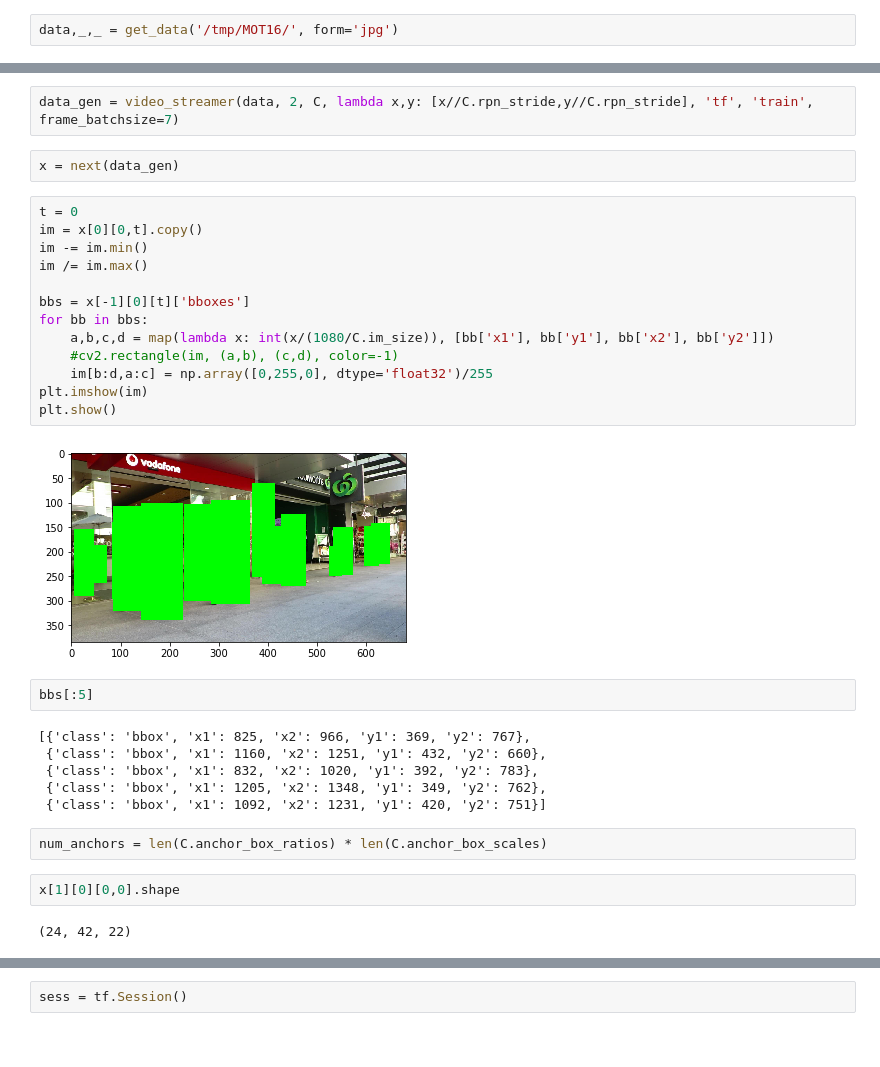
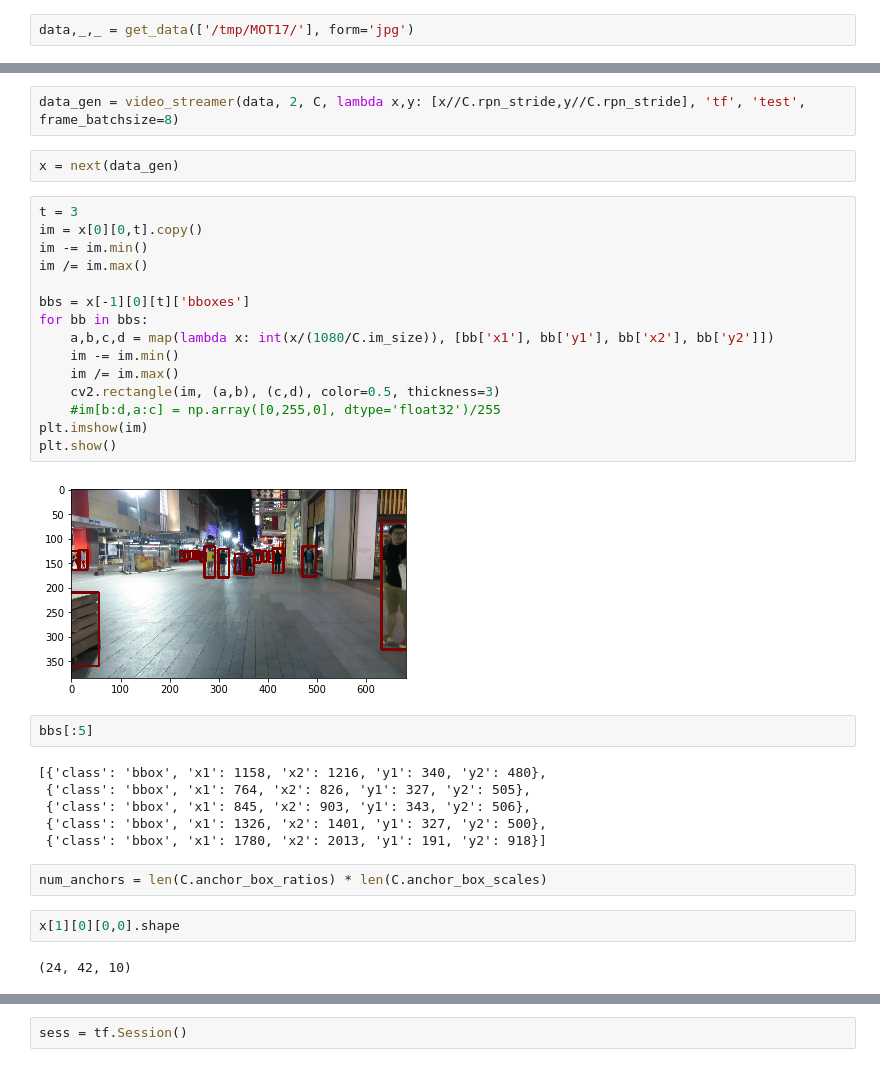
Before and after one commit to npetrenko/recurrent_frcnn, a Jupyter notebook: test_rpn_det.ipynb, the cells around one changed output, grey strips where cells are left out. Drawn from its saved outputs; the diff is of its cells as text.

```diff
--- a/test_rpn_det.ipynb
+++ b/test_rpn_det.ipynb
@@ -23,5 +23,5 @@ np.random.seed(1234)
 # %%
-data,_,_ = get_data('/tmp/MOT16/', form='jpg')
+data,_,_ = get_data(['/tmp/MOT17/'], form='jpg')
 # %% [output]
 Parsing annotation files
 # %%
@@ -40,36 +40,38 @@ print(C.anchor_box_ratios, C.anchor_box_scales)
 # %%
-data_gen = video_streamer(data, 2, C, lambda x,y: [x//C.rpn_stride,y//C.rpn_stride], 'tf', 'train', frame_batchsize=7)
+data_gen = video_streamer(data, 2, C, lambda x,y: [x//C.rpn_stride,y//C.rpn_stride], 'tf', 'test', frame_batchsize=8)
 # %%
 x = next(data_gen)
 # %%
-t = 0
+t = 3
 im = x[0][0,t].copy()
 im -= im.min()
 im /= im.max()
 
 bbs = x[-1][0][t]['bboxes']
 for bb in bbs:
     a,b,c,d = map(lambda x: int(x/(1080/C.im_size)), [bb['x1'], bb['y1'], bb['x2'], bb['y2']])
-    #cv2.rectangle(im, (a,b), (c,d), color=-1)
-    im[b:d,a:c] = np.array([0,255,0], dtype='float32')/255
+    im -= im.min()
+    im /= im.max()
+    cv2.rectangle(im, (a,b), (c,d), color=0.5, thickness=3)
+    #im[b:d,a:c] = np.array([0,255,0], dtype='float32')/255
 plt.imshow(im)
 plt.show()
 # %% [output]
-[figure, old version]
+[figure, new version]
 # %%
 bbs[:5]
 # %% [output]
-[{'class': 'bbox', 'x1': 825, 'x2': 966, 'y1': 369, 'y2': 767},
- {'class': 'bbox', 'x1': 1160, 'x2': 1251, 'y1': 432, 'y2': 660},
- {'class': 'bbox', 'x1': 832, 'x2': 1020, 'y1': 392, 'y2': 783},
- {'class': 'bbox', 'x1': 1205, 'x2': 1348, 'y1': 349, 'y2': 762},
- {'class': 'bbox', 'x1': 1092, 'x2': 1231, 'y1': 420, 'y2': 751}]
+[{'class': 'bbox', 'x1': 1158, 'x2': 1216, 'y1': 340, 'y2': 480},
+ {'class': 'bbox', 'x1': 764, 'x2': 826, 'y1': 327, 'y2': 505},
+ {'class': 'bbox', 'x1': 845, 'x2': 903, 'y1': 343, 'y2': 506},
+ {'class': 'bbox', 'x1': 1326, 'x2': 1401, 'y1': 327, 'y2': 500},
+ {'class': 'bbox', 'x1': 1780, 'x2': 2013, 'y1': 191, 'y2': 918}]
 # %%
 num_anchors = len(C.anchor_box_ratios) * len(C.anchor_box_scales)
 # %%
 x[1][0][0,0].shape
 # %% [output]
-(24, 42, 22)
+(24, 42, 10)
 # %%
 plt.imshow((x[1][0][0,t][...,-num_anchors:]).sum(axis=-1))
 plt.show()
```
Also changed, not shown: parts of 11 cells of this notebook, 5 other files.
